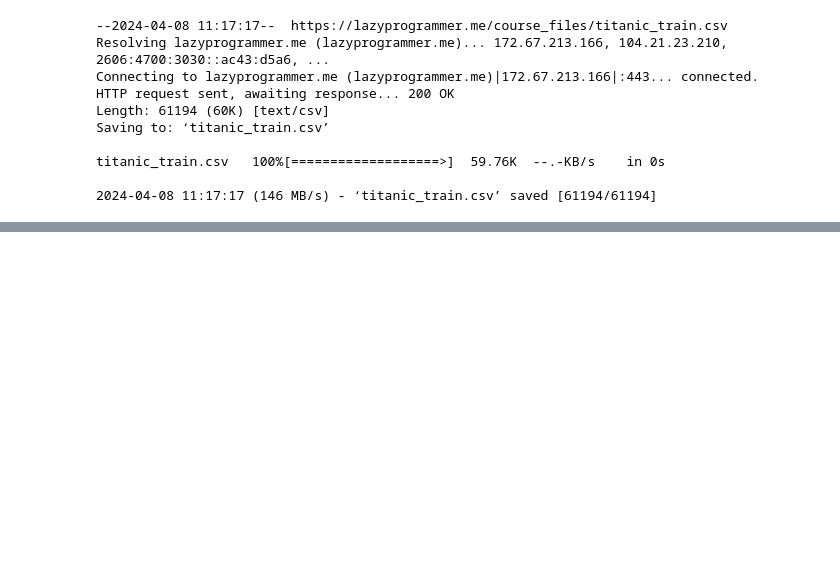
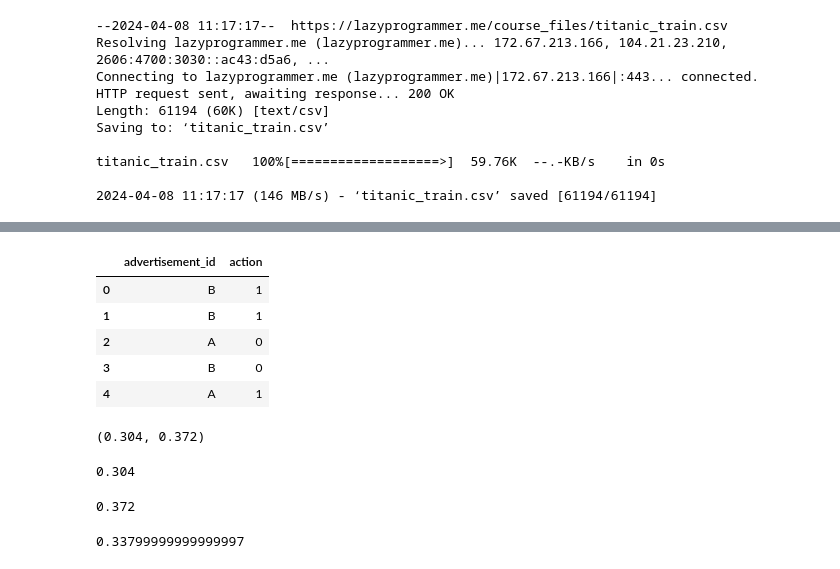
Before and after one commit to wiemila/ML-courses, a Jupyter notebook: Bayesian_Machine_Learning_in_PythonAB_Testing.ipynb, the cells around one changed output, grey strips where cells are left out. Drawn from its saved outputs; the diff is of its cells as text; code cells hidden in the pictures; blank space fills up the shorter version.

```diff
--- a/Bayesian_Machine_Learning_in_PythonAB_Testing.ipynb
+++ b/Bayesian_Machine_Learning_in_PythonAB_Testing.ipynb
@@ -522,0 +581,11 @@ df=pd.read_csv('titanic_train.csv')
+# %%
+dfac=pd.read_csv('advertisement_clicks.csv')
+# %%
+dfac.head()
+# %% [output]
+|  | advertisement_id | action |
+| 0 | B | 1 |
+| 1 | B | 1 |
+| 2 | A | 0 |
+| 3 | B | 0 |
+| 4 | A | 1 |
@@ -522,0 +595,19 @@ df=pd.read_csv('titanic_train.csv')
+# %%
+xAac.mean(),xBac.mean()
+# %% [output]
+(0.304, 0.372)
+# %%
+xAacper=np.count_nonzero(xAac)/np.size(xAac)
+xAacper
+# %% [output]
+0.304
+# %%
+xBacper=np.count_nonzero(xBac)/np.size(xBac)
+xBacper
+# %% [output]
+0.372
+# %%
+xexp=(xAacper+xBacper)/2
+xexp
+# %% [output]
+0.33799999999999997
```
Also changed, not shown: parts of 16 cells of this notebook.
